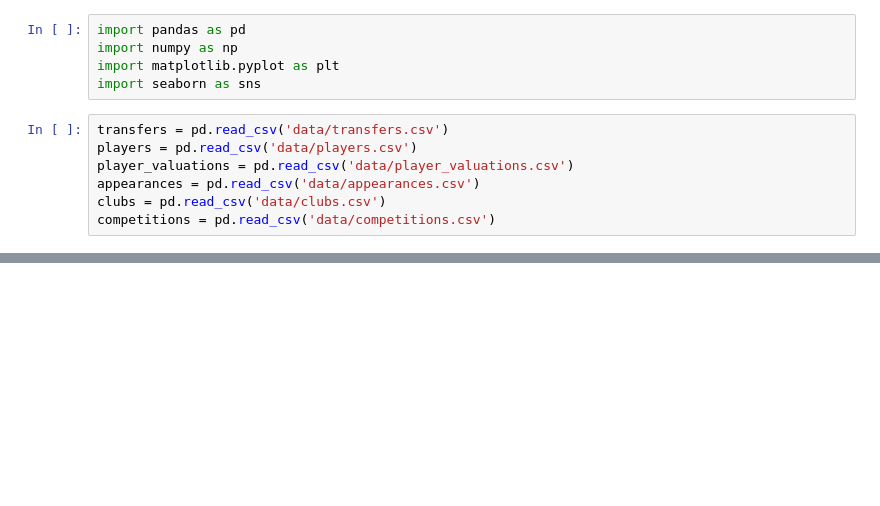
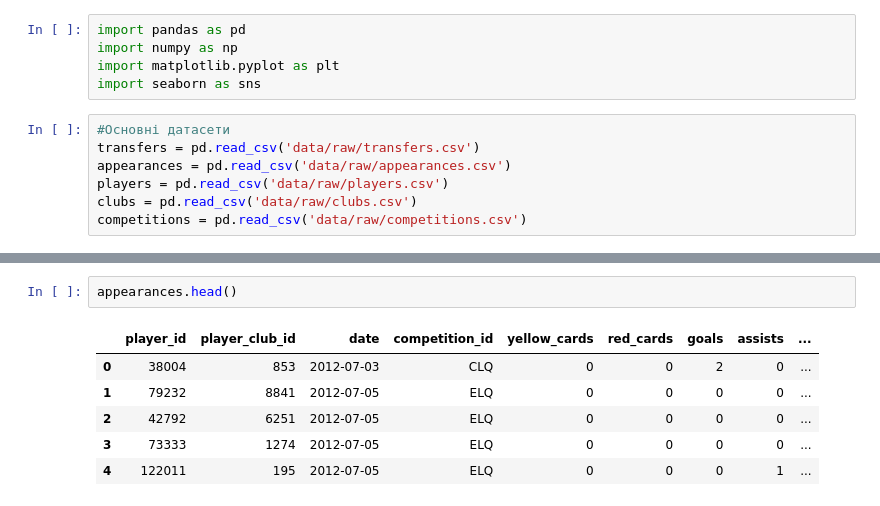
Before and after one commit to pyatnovov/football-transfer-fee-prediction, a Jupyter notebook: 01_data_preperation.ipynb, the cells around one changed output, grey strips where cells are left out. Drawn from its saved outputs; the diff is of its cells as text; blank space fills up the shorter version.

Commit message:
Data preperation + cleaning

```diff
--- a/01_data_preperation.ipynb
+++ b/01_data_preperation.ipynb
@@ -4,9 +4,9 @@ import numpy as np
 import matplotlib.pyplot as plt
 import seaborn as sns
 # %%
-transfers = pd.read_csv('data/transfers.csv')
-players = pd.read_csv('data/players.csv')
-player_valuations = pd.read_csv('data/player_valuations.csv')
-appearances = pd.read_csv('data/appearances.csv')
-clubs = pd.read_csv('data/clubs.csv')
-competitions = pd.read_csv('data/competitions.csv')
+#Основні датасети
+transfers = pd.read_csv('data/raw/transfers.csv')
+appearances = pd.read_csv('data/raw/appearances.csv')
+players = pd.read_csv('data/raw/players.csv')
+clubs = pd.read_csv('data/raw/clubs.csv')
+competitions = pd.read_csv('data/raw/competitions.csv')
@@ -101,0 +295,9 @@ dtype: object
+# %%
+appearances.head()
+# %% [output]
+|  | player_id | player_club_id | date | competition_id | yellow_cards | red_cards | goals | assists | ... |
+| 0 | 38004 | 853 | 2012-07-03 | CLQ | 0 | 0 | 2 | 0 | ... |
+| 1 | 79232 | 8841 | 2012-07-05 | ELQ | 0 | 0 | 0 | 0 | ... |
+| 2 | 42792 | 6251 | 2012-07-05 | ELQ | 0 | 0 | 0 | 0 | ... |
+| 3 | 73333 | 1274 | 2012-07-05 | ELQ | 0 | 0 | 0 | 0 | ... |
+| 4 | 122011 | 195 | 2012-07-05 | ELQ | 0 | 0 | 0 | 1 | ... |
```
Also changed, not shown: parts of 32 cells of this notebook, 2 other files.
